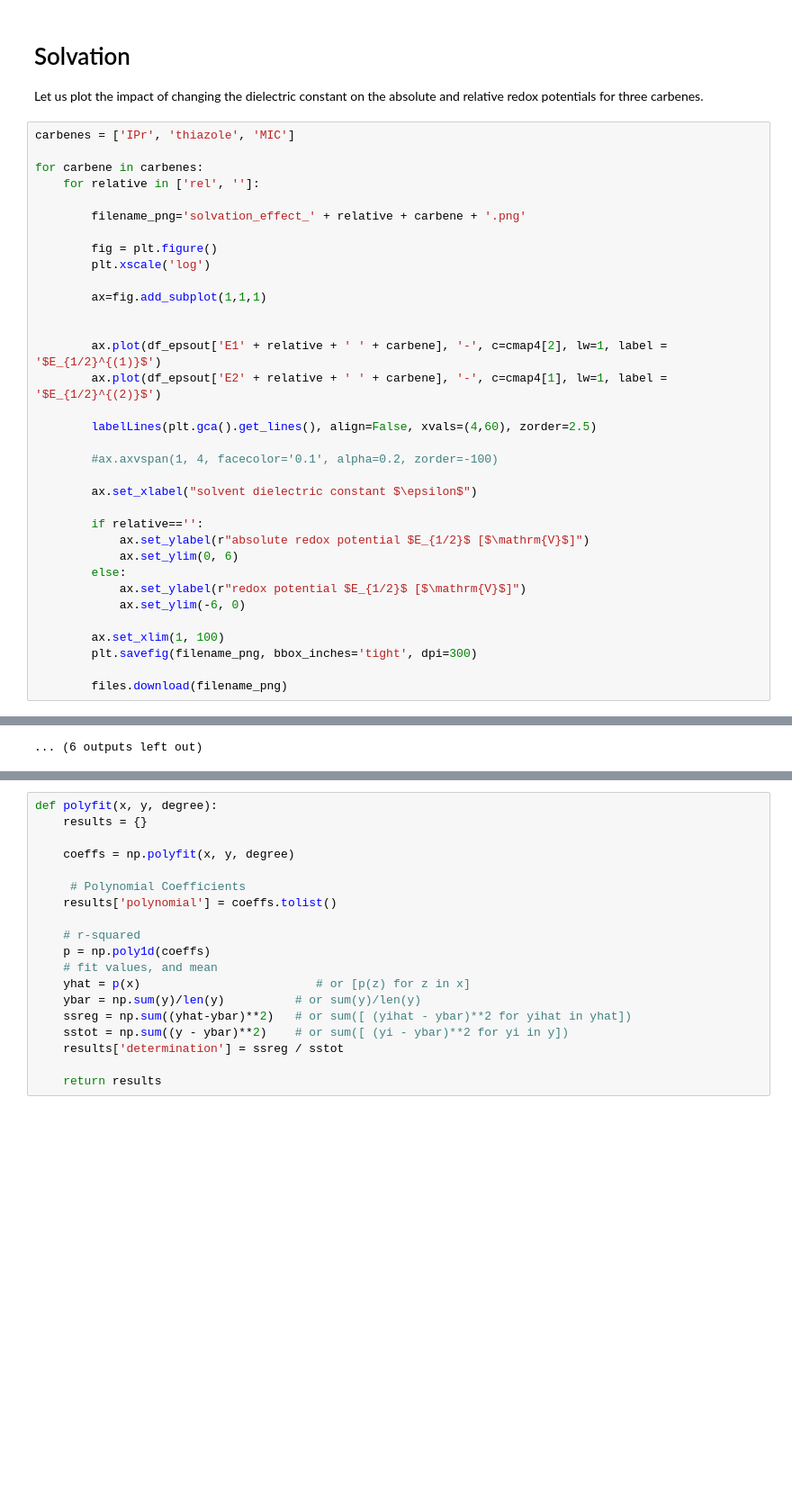
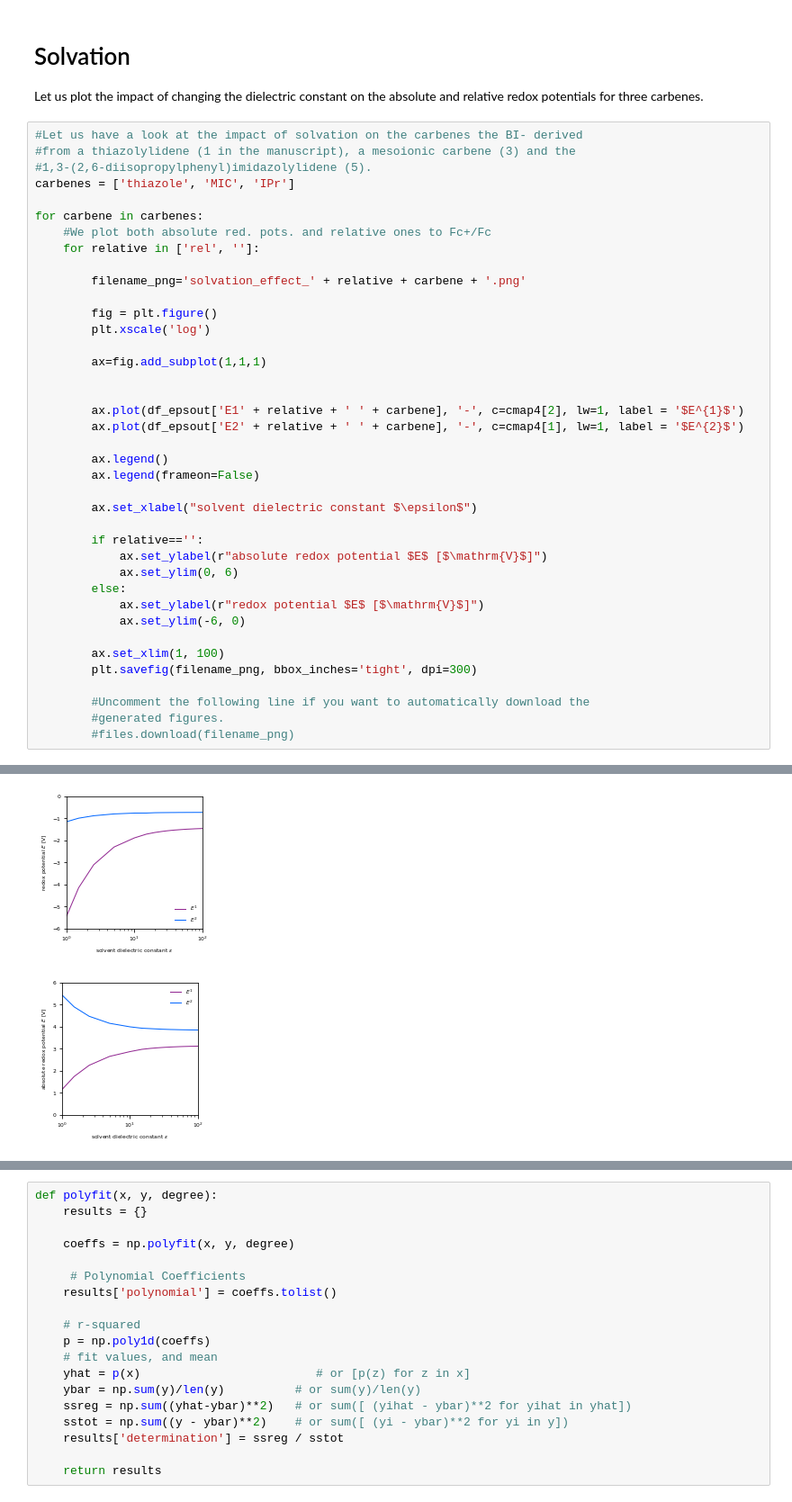
Before and after one commit to BaikgrpKAIST/FIGS-BIs_for_SET_catalysis, a Jupyter notebook: FIGS-BIs_for_redox_catalysis.ipynb, the cells around one changed output, grey strips where cells are left out. Shown: that part at 90% size. Cells and saved outputs as stored; diff of their text form; blank space fills up the shorter version.

```diff
--- a/FIGS-BIs_for_redox_catalysis.ipynb
+++ b/FIGS-BIs_for_redox_catalysis.ipynb
@@ -152,9 +151,13 @@ df_dataoverview.head()
 # Solvation
 Let us plot the impact of changing the dielectric constant on the absolute and relative redox potentials for three carbenes.
 # %%
-carbenes = ['IPr', 'thiazole', 'MIC']
+#Let us have a look at the impact of solvation on the carbenes the BI- derived
+#from a thiazolylidene (1 in the manuscript), a mesoionic carbene (3) and the
+#1,3-(2,6-diisopropylphenyl)imidazolylidene (5).
+carbenes = ['thiazole', 'MIC', 'IPr']
 
 for carbene in carbenes:
+    #We plot both absolute red. pots. and relative ones to Fc+/Fc
     for relative in ['rel', '']:
 
         filename_png='solvation_effect_' + relative + carbene + '.png'
@@ -165,24 +168,25 @@ for carbene in carbenes:
         ax=fig.add_subplot(1,1,1)
 
 
-        ax.plot(df_epsout['E1' + relative + ' ' + carbene], '-', c=cmap4[2], lw=1, label = '$E_{1/2}^{(1)}$')
-        ax.plot(df_epsout['E2' + relative + ' ' + carbene], '-', c=cmap4[1], lw=1, label = '$E_{1/2}^{(2)}$')
+        ax.plot(df_epsout['E1' + relative + ' ' + carbene], '-', c=cmap4[2], lw=1, label = '$E^{1}$')
+        ax.plot(df_epsout['E2' + relative + ' ' + carbene], '-', c=cmap4[1], lw=1, label = '$E^{2}$')
 
-        labelLines(plt.gca().get_lines(), align=False, xvals=(4,60), zorder=2.5)
-
-        #ax.axvspan(1, 4, facecolor='0.1', alpha=0.2, zorder=-100)
+        ax.legend()
+        ax.legend(frameon=False)
 
         ax.set_xlabel("solvent dielectric constant $\epsilon$")
 
         if relative=='':
-            ax.set_ylabel(r"absolute redox potential $E_{1/2}$ [$\mathrm{V}$]")
+            ax.set_ylabel(r"absolute redox potential $E$ [$\mathrm{V}$]")
             ax.set_ylim(0, 6)
         else:
-            ax.set_ylabel(r"redox potential $E_{1/2}$ [$\mathrm{V}$]")
+            ax.set_ylabel(r"redox potential $E$ [$\mathrm{V}$]")
             ax.set_ylim(-6, 0)
 
         ax.set_xlim(1, 100)
         plt.savefig(filename_png, bbox_inches='tight', dpi=300)
 
-        files.download(filename_png)
+        #Uncomment the following line if you want to automatically download the
+        #generated figures.
+        #files.download(filename_png)
 # %% [output]
@@ -201 +193,2 @@ for carbene in carbenes:
-... (6 outputs left out)
+[figure, added]
+[figure, added]
```
Also changed, not shown: parts of 26 cells of this notebook.
